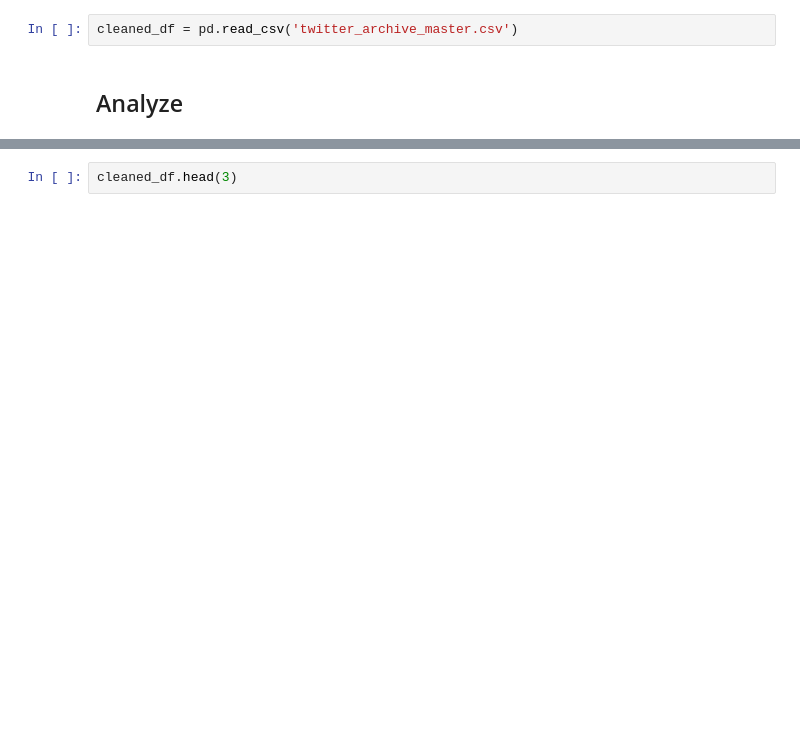
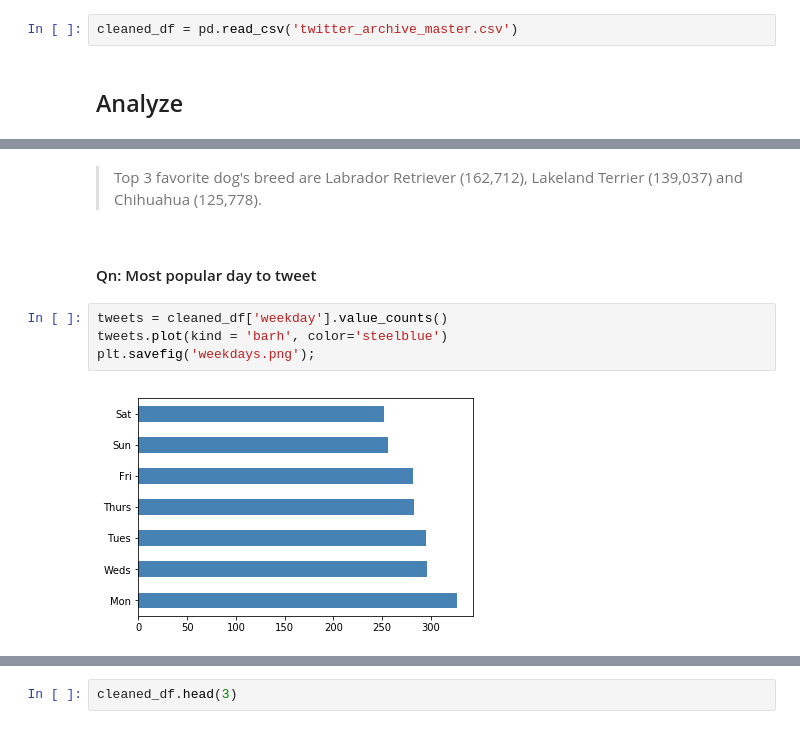
Before and after one commit to emilylauyw/Udacity-DAND-Project7-Wrangle_and_Analyze_Data, a Jupyter notebook: wrangle_act.ipynb, the cells around one changed output, grey strips where cells are left out. Drawn from its saved outputs; the diff is of its cells as text; blank space fills up the shorter version.

```diff
--- a/wrangle_act.ipynb
+++ b/wrangle_act.ipynb
@@ -1094,0 +1136,10 @@ Name: dog_breed, dtype: int64
+# %% [markdown]
+> Top 3 favorite dog's breed are Labrador Retriever (162,712), Lakeland Terrier (139,037) and Chihuahua (125,778).
+# %% [markdown]
+#### Qn: Most popular day to tweet
+# %%
+tweets = cleaned_df['weekday'].value_counts()
+tweets.plot(kind = 'barh', color='steelblue')
+plt.savefig('weekdays.png');
+# %% [output]
+[figure, added]
```
Also changed, not shown: parts of 54 cells of this notebook.
